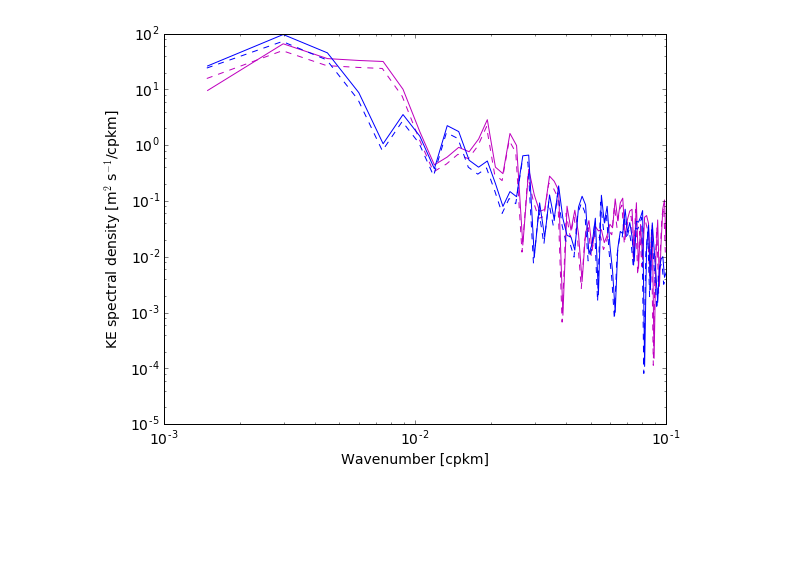
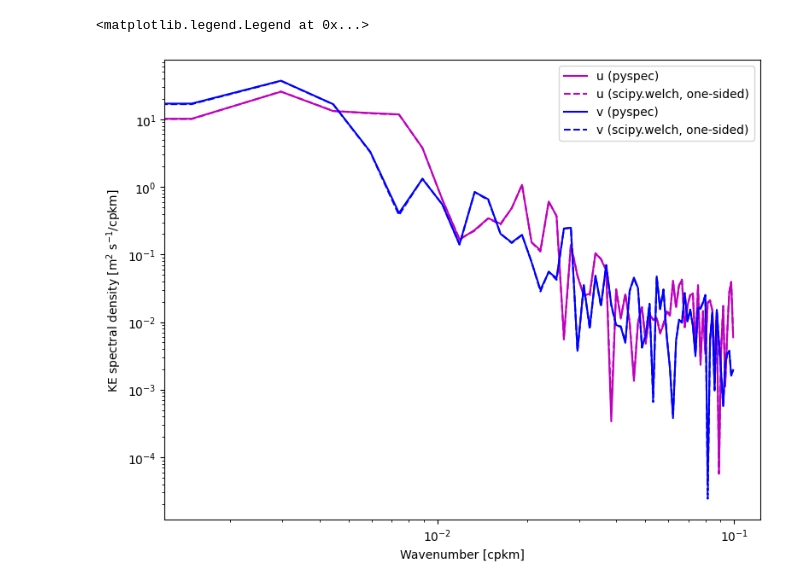
Before and after one commit to pyspec/pyspec, a Jupyter notebook: examples/example_1d_spec.ipynb, the cells around one changed output. Drawn from its saved outputs; the diff is of its cells as text; code cells hidden in the pictures; blank space fills up the shorter version.

```diff
--- a/examples/example_1d_spec.ipynb
+++ b/examples/example_1d_spec.ipynb
@@ -23,5 +21,4 @@ data = np.load(fni)
 # %%
 fmax = 135
-lon,lat = data['lon1'][:fmax],data['lat1'][:fmax]
-u, v = data['u1'][0,:fmax],data['v1'][0,:fmax]
-urot, vrot = data['u1_rot'][0,:fmax],data['v1_rot'][0,:fmax]
+urot = data['u1_rot'][0, :fmax]
+vrot = data['v1_rot'][0, :fmax]
@@ -34,5 +34,12 @@ vspec = spec.Spectrum(vrot[:].copy(),dt=5)
+# %%
+uspec = Spectrum1D(urot.copy(), dt=5.0, detrend='linear', window='hann')
+vspec = Spectrum1D(vrot.copy(), dt=5.0, detrend='linear', window='hann')
+
+# unlike the original, Spectrum1D never mutates its input -- urot/vrot are
+# untouched after this call, so the .copy() calls above are for clarity,
+# not correctness
 # %%
-ksp, Pu_sp = signal.welch(urot[:], fs=1/5., window='hanning', nperseg=urot[:].size, noverlap=False,
-                             detrend='constant', scaling='density', axis=-1)
-_, Pv_sp = signal.welch(vrot[:], fs=1/5., window='hanning', nperseg=urot[:].size, noverlap=False,
-                             detrend='constant', scaling='density', axis=-1)
+ksp, Pu_sp = signal.welch(urot, fs=1/5., window='hann', nperseg=urot.size,
+                           detrend='linear', scaling='density', axis=-1)
+_, Pv_sp = signal.welch(vrot, fs=1/5., window='hann', nperseg=urot.size,
+                         detrend='linear', scaling='density', axis=-1)
@@ -41,11 +51,13 @@ _, Pv_sp = signal.welch(vrot[:], fs=1/5., window='hanning', nperseg=urot[:].size
 # %%
-fig = plt.figure(figsize=(9,7))
+fig = plt.figure(figsize=(9, 7))
 ax = fig.add_subplot(111)
-ax.loglog(uspec.f,uspec.spec,'m')
-ax.loglog(ksp,2*Pu_sp,'m--')
-ax.loglog(vspec.f,vspec.spec)
-ax.loglog(ksp,2*Pv_sp,'b--')
+ax.loglog(uspec.freq, uspec.psd, 'm', label='u (pyspec)')
+ax.loglog(ksp, Pu_sp, 'm--', label='u (scipy.welch, one-sided)')
+ax.loglog(vspec.freq, vspec.psd, 'b', label='v (pyspec)')
+ax.loglog(ksp, Pv_sp, 'b--', label='v (scipy.welch, one-sided)')
 ax.set_xlabel('Wavenumber [cpkm]')
 ax.set_ylabel(r'KE spectral density [m$^2$ s$^{-1}$/cpkm]')
+ax.legend()
 # %% [output]
+<matplotlib.legend.Legend at 0x...>
-[figure, old version]
+[figure, new version]
```
Also changed, not shown: parts of 14 cells of this notebook, 1 other file.
